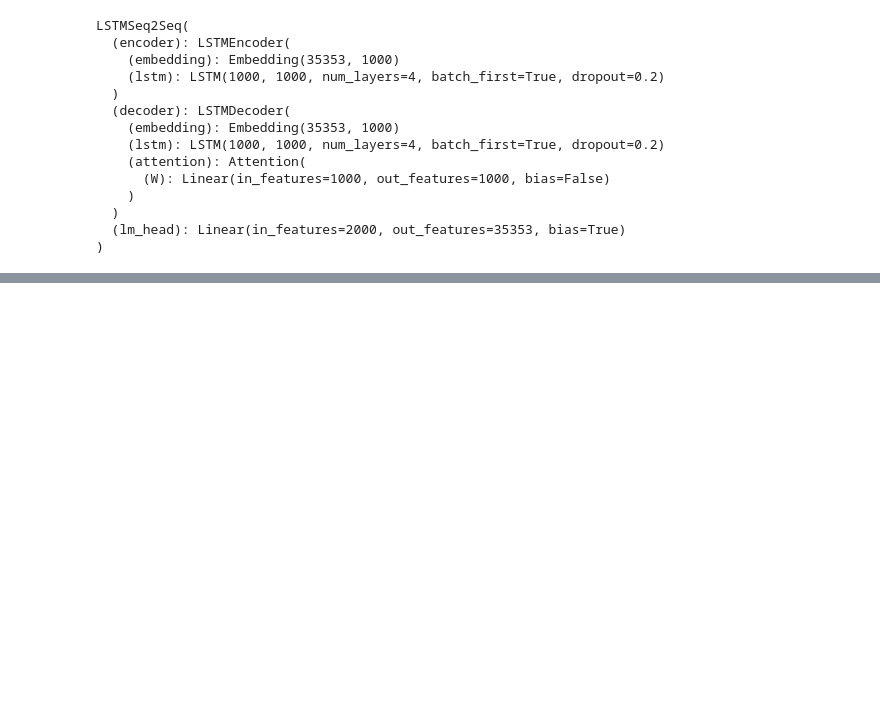
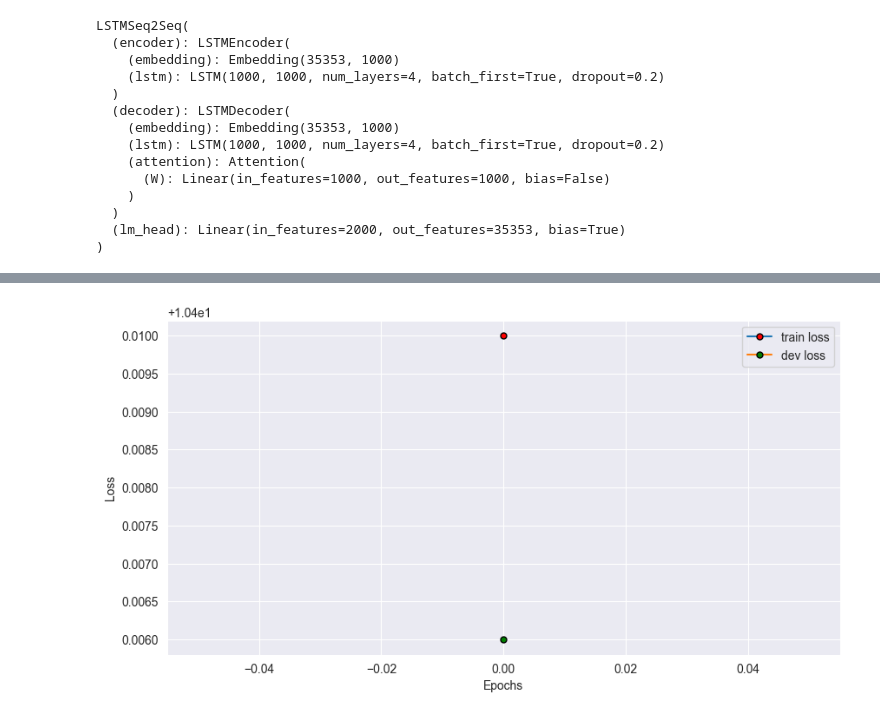
Before and after one commit to aflah02/DL_Assignments, a Jupyter notebook: Assignment_3/Task_2/train.ipynb, the cells around one changed output, grey strips where cells are left out. Cells and saved outputs as stored; diff of their text form; code cells hidden in the pictures; blank space fills up the shorter version.

```diff
--- a/Assignment_3/Task_2/train.ipynb
+++ b/Assignment_3/Task_2/train.ipynb
@@ -131,6 +129,12 @@ encoded_val_ger = [encode_ger(text) for text in tqdm(tokenized_val_ger)]
 # %%
 tokenized_train_dataloader = DataLoader(list(zip(encoded_train_eng, encoded_train_ger)), batch_size=BATCH_SIZE, shuffle=True)
 tokenized_val_dataloader = DataLoader(list(zip(encoded_val_eng, encoded_val_ger)), batch_size=BATCH_SIZE, shuffle=True)
+# %%
+with open("local_lstm/eng_vocab.pkl", "rb") as file:
+    eng_vocab = pickle.load(file)
+
+with open("local_lstm/ger_vocab.pkl", "rb") as file:
+    ger_vocab = pickle.load(file)
 # %%
 config = Config(
     input_size=len(ger_vocab),
@@ -165,0 +216,11 @@ LSTMSeq2Seq(
+# %%
+train_losses = []
+val_losses = []
+for epoch in range(NUM_EPOCHS):
+    model, optimizer, train_loss = train(model, tokenized_train_dataloader, optimizer, criterion, config.device)
+    val_loss = evaluate(model, tokenized_val_dataloader, criterion, config.device)
+    print(f'Epoch: {epoch+1:02}')
+    print(f'\tTrain Loss: {train_loss:.3f}')
+    print(f'\t Val. Loss: {val_loss:.3f}')
+    train_losses.append(train_loss)
+    val_losses.append(val_loss)
@@ -322,0 +335,17 @@ bleu_1["bleu"], bleu_2["bleu"], rouge_l['rougeL']
+# %%
+import seaborn as sns
+import matplotlib.pyplot as plt
+
+def plot_loss(train_loss, dev_loss):
+    sns.set_style("darkgrid")
+    plt.figure(figsize=(10, 5))
+    plt.plot(train_loss, marker='o', markersize=5, markerfacecolor='r', markeredgecolor='k', label="train loss")
+    plt.plot(dev_loss, marker='o', markersize=5, markerfacecolor='g', markeredgecolor='k', label="dev loss")
+    plt.xlabel("Epochs")
+    plt.ylabel("Loss")
+    plt.legend()
+    plt.show()
+
+plot_loss(train_losses, val_losses)
+# %% [output]
+[figure, added]
```
Also changed, not shown: parts of 17 cells of this notebook, 2 other files.
